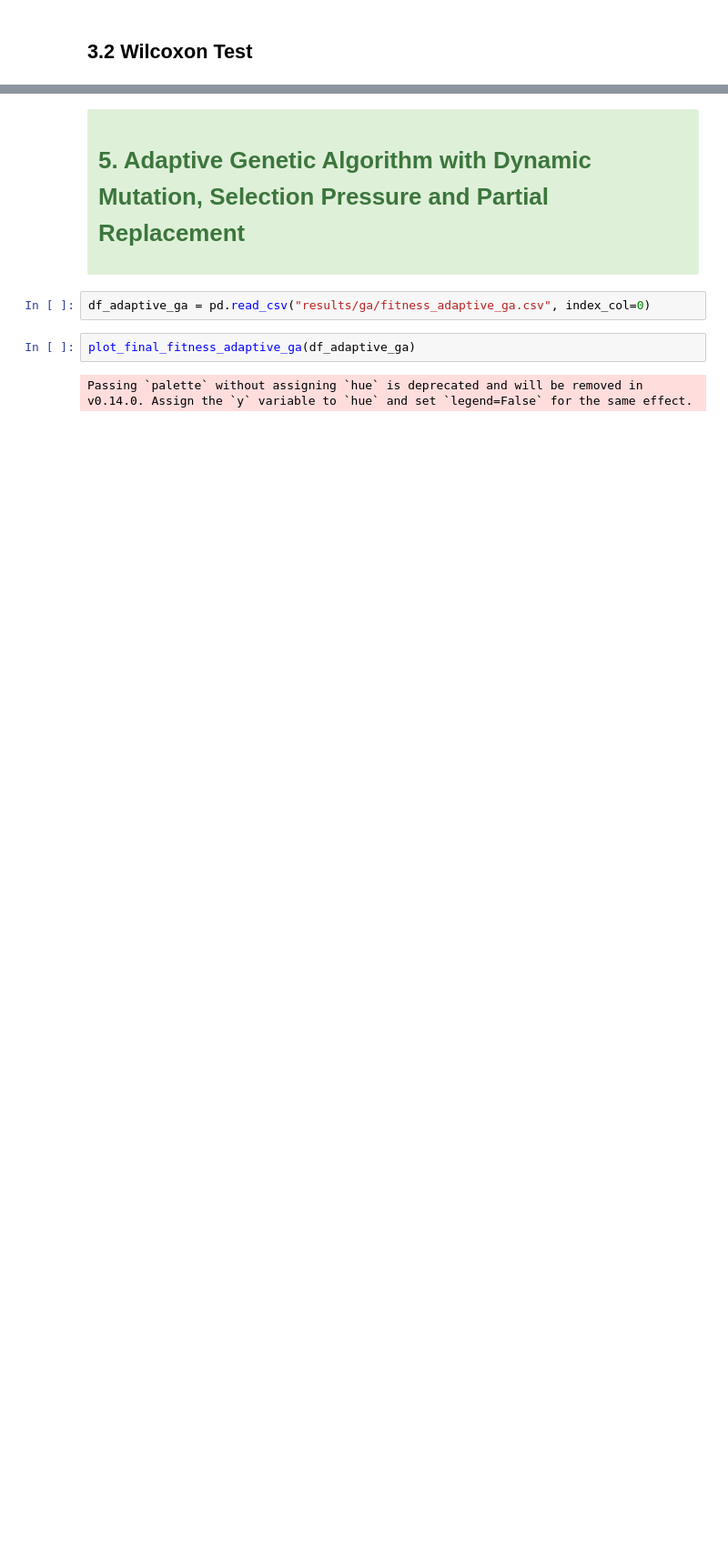
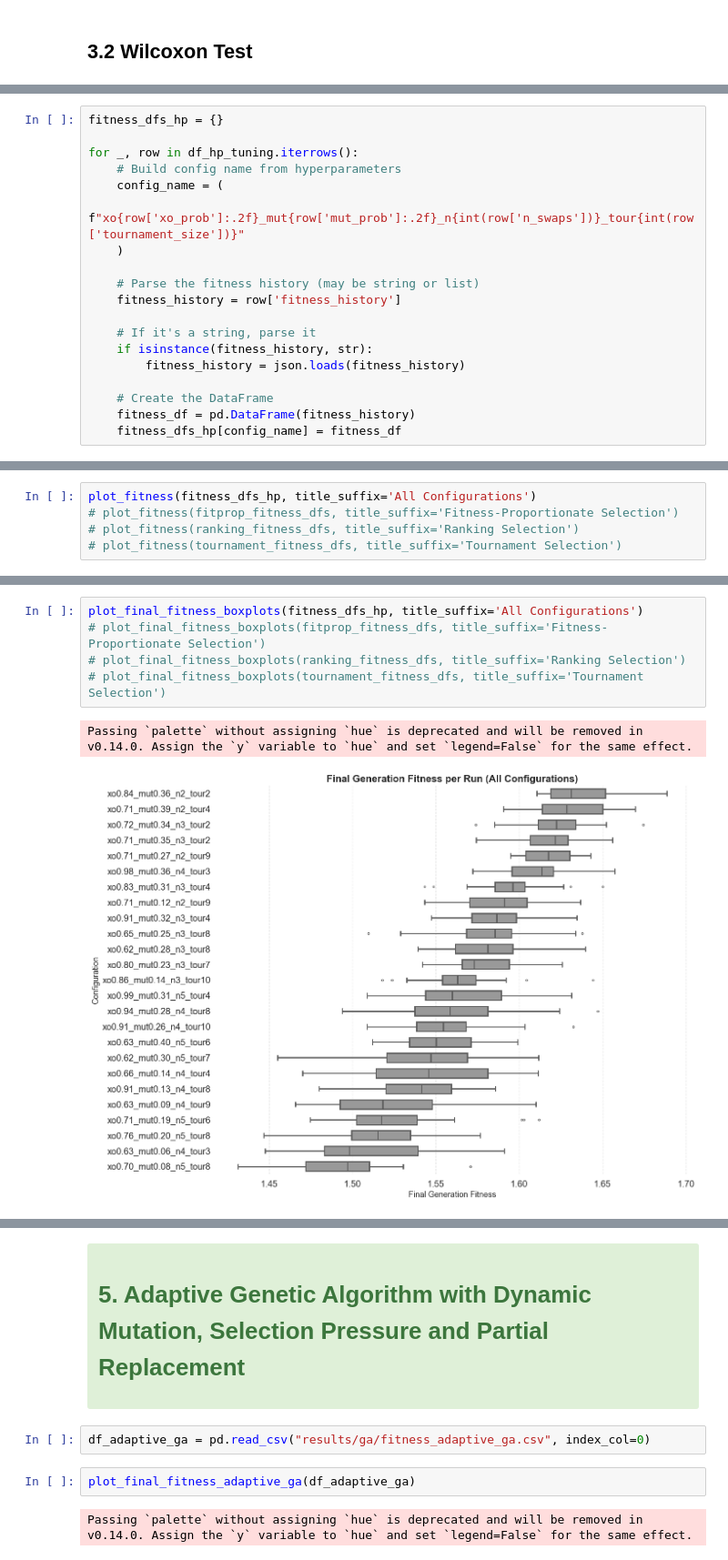
Before and after one commit to mgalao/computational-intelligence-for-optimization-project, a Jupyter notebook: notebooks_and_results/results_analysis.ipynb, the cells around one changed output, grey strips where cells are left out. Shown at 91% size. Drawn from its saved outputs; the diff is of its cells as text; blank space fills up the shorter version.

```diff
--- a/notebooks_and_results/results_analysis.ipynb
+++ b/notebooks_and_results/results_analysis.ipynb
@@ -509,0 +476,19 @@ df_hp_tuning = pd.read_csv("results/ga/results_hp_tuning.csv")
+# %%
+fitness_dfs_hp = {}
+
+for _, row in df_hp_tuning.iterrows():
+    # Build config name from hyperparameters
+    config_name = (
+        f"xo{row['xo_prob']:.2f}_mut{row['mut_prob']:.2f}_n{int(row['n_swaps'])}_tour{int(row['tournament_size'])}"
+    )
+
+    # Parse the fitness history (may be string or list)
+    fitness_history = row['fitness_history']
+
+    # If it's a string, parse it
+    if isinstance(fitness_history, str):
+        fitness_history = json.loads(fitness_history)
+
+    # Create the DataFrame
+    fitness_df = pd.DataFrame(fitness_history)
+    fitness_dfs_hp[config_name] = fitness_df
@@ -509,0 +560,5 @@ df_hp_tuning = pd.read_csv("results/ga/results_hp_tuning.csv")
+# %%
+plot_fitness(fitness_dfs_hp, title_suffix='All Configurations')
+# plot_fitness(fitprop_fitness_dfs, title_suffix='Fitness-Proportionate Selection')
+# plot_fitness(ranking_fitness_dfs, title_suffix='Ranking Selection')
+# plot_fitness(tournament_fitness_dfs, title_suffix='Tournament Selection')
@@ -509,0 +573,8 @@ df_hp_tuning = pd.read_csv("results/ga/results_hp_tuning.csv")
+# %%
+plot_final_fitness_boxplots(fitness_dfs_hp, title_suffix='All Configurations')
+# plot_final_fitness_boxplots(fitprop_fitness_dfs, title_suffix='Fitness-Proportionate Selection')
+# plot_final_fitness_boxplots(ranking_fitness_dfs, title_suffix='Ranking Selection')
+# plot_final_fitness_boxplots(tournament_fitness_dfs, title_suffix='Tournament Selection')
+# %% [output]
+Passing `palette` without assigning `hue` is deprecated and will be removed in v0.14.0. Assign the `y` variable to `hue` and set `legend=False` for the same effect.
+[figure, added]
```
Also changed, not shown: parts of 31 cells of this notebook.
